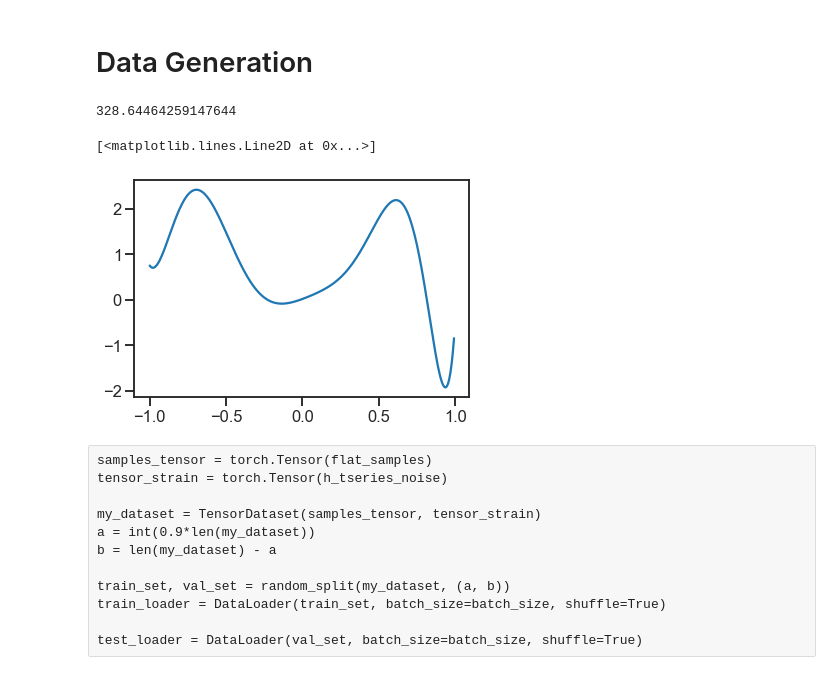
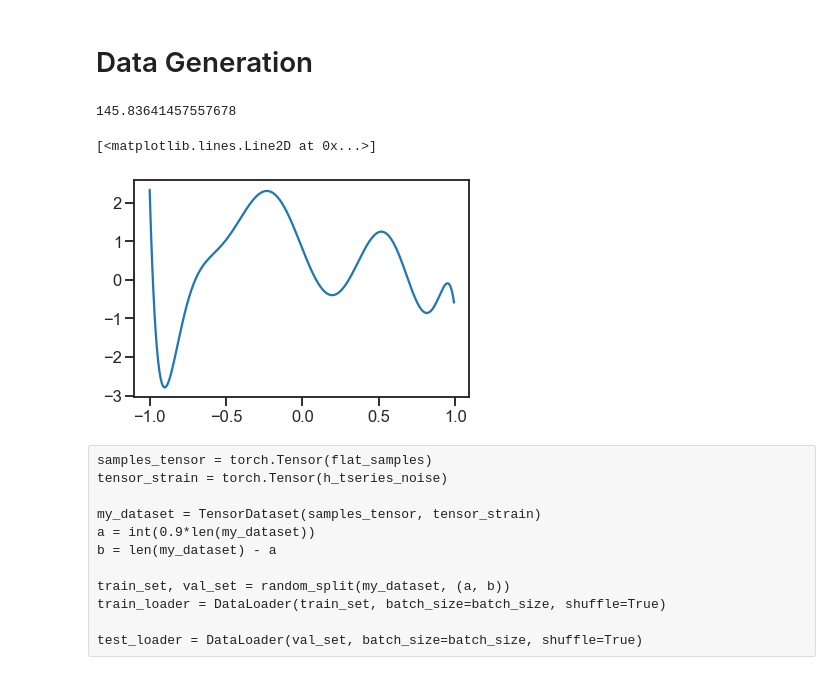
Before and after one commit to eMillar2718/MassDynamicsGW, a Jupyter notebook: NFlowMassDynamics.ipynb, the cells around one changed output. Saved outputs shown, nothing was run; the diff lists cells and outputs as text; code cells hidden in the pictures.

```diff
--- a/NFlowMassDynamics.ipynb
+++ b/NFlowMassDynamics.ipynb
@@ -294,19 +307,30 @@ window, window_der1, window_der2 = tukey_win(256) # Using the tukey window funct
 
 # Defining a function to perform the operations to the chebyshev series as shown above
 # This function does not include multiplication of the mass, this happens before this function is ran
-def strain(time, x, window):
-    coefsq = np.polynomial.chebyshev.chebpow(total_dynamics, 2) # Raise a chebyshev series (total_dynanmics) to a power (2)
-    sqrdif2 = np.polynomial.chebyshev.chebder(coefsq, 2) # Differentiate a chebyshev series (coefsq) to a given order (2)
+def strain(time, x_coefs, window):
 
-    x_squared = np.polynomial.chebyshev.chebpow(x, 2)
-    x_der = np.polynomial.chebyshev.chebder(x, 1)
-    x_squared_der = np.polynomial.chebyshev.chebder(x_diff, 1)
-    x_der2 = np.polynomial.chebyshev.chebder(x, 2)
+    x_squared = np.polynomial.chebyshev.chebpow(x_coefs, 2)
+    x_der = np.polynomial.chebyshev.chebder(x_coefs, 1)
+    x_squared_der = np.polynomial.chebyshev.chebder(x_der, 1)
+    x_der2 = np.polynomial.chebyshev.chebder(x_coefs, 2)
+
+    mul_x_x_der = np.polynomial.chebyshev.chebmul(x_coefs, x_der)
+    mul_x_x_der2 = np.polynomial.chebyshev.chebmul(x_coefs, x_der2)
+
 
     w, w_der1, w_der2 = tukey_win(256)
 
-    total_dynamics_coefs = (x_square_der * w**2) + (x * (2 * w) * w_der1 * x_der) + (x * w**2 * x_der2) + ((2 * x) * x_der * w * w_der1) + (x_squared * w_der1**2) + (x_squared * w * w_der2)
-    total_dynamics_series = np.polynomial.chebyshev.chebval(time, total_dynamics)
+    term_1 = np.polynomial.chebyshev.chebval(time, x_squared_der) * w**2
+    term_2 = np.polynomial.chebyshev.chebval(time, mul_x_x_der) * (2 * w) * w_der1
+    term_3 = np.polynomial.chebyshev.chebval(time, mul_x_x_der2) * w**2
+    term_4 = np.polynomial.chebyshev.chebval(time, mul_x_x_der) * 2 * w * w_der1
+    term_5 = np.polynomial.chebyshev.chebval(time, x_squared) * w_der1**2
+    term_6 = np.polynomial.chebyshev.chebval(time, x_squared) * w * w_der2
+
+    total_dynamics_series = term_1 + term_2 + term_3 + term_4 + term_5 + term_6
+
+    # total_dynamics_coefs = (x_squared_der * w**2) + (x * (2 * w) * w_der1 * x_der) + (x * w**2 * x_der2) + ((2 * x) * x_der * w * w_der1) + (x_squared * w_der1**2) + (x_squared * w * w_der2)
+    # total_dynamics_series = np.polynomial.chebyshev.chebval(time, total_dynamics)
 
     return total_dynamics_series
 # %%
@@ -364,46 +388,46 @@ def data_generation(ChebOrder, nummass, numsamples, window,  samplerate = 256):
 
     flat_samples = np.concatenate((flattened_dynamics, all_masses), axis=1)
 
-    return all_masses, sampling_points, h_tseries, flat_samples, h_tseries_unscaled, h_tseries_noTukey
+    return all_masses, sampling_points, h_tseries, flat_samples, h_tseries_unscaled
 # %% [markdown]
 # Data Generation
 # %%
 start_time = time.time()
-totalSamples = 400000
+totalSamples = 100000
 massnum = 8
 Order = 10
 window = tukey_win(256)
 
-curveweights, sample_len, HTseries, flat_samples, HTseries_unscaled, HTseries_unwindowed = data_generation(Order, massnum, totalSamples, window)
+curveweights, sample_len, HTseries, flat_samples, HTseries_unscaled = data_generation(Order, massnum, totalSamples, window)
 
 elapsed_time = time.time() - start_time
 
 print(elapsed_time)
 # %% [output]
-328.64464259147644
+145.83641457557678
 # %%
 np.shape(flat_samples)
 
 sample_1 = flat_samples[0,:]
 
 np.shape(sample_1)
 
 sample_1_dyn = sample_1[0:(len(sample_1)-massnum)]
 
 np.shape(sample_1_dyn)
 
 unflattened_sample = sample_1_dyn.reshape((massnum, Order))
 
 np.shape(unflattened_sample)
 
 t = np.arange(-1,1,(2/256))
 
-source_tseries = np.polynomial.chebyshev.chebval(t, unflattened_sample[4, :])
+source_tseries = np.polynomial.chebyshev.chebval(t, unflattened_sample[0, :])
 
 plt.plot(t, source_tseries)
 # %% [output]
 [<matplotlib.lines.Line2D at 0x...>]
-[figure, old version]
+[figure, new version]
 # %%
 gaussian_noise = np.random.normal(0, 0.05, np.shape(HTseries))
 h_tseries_noise = HTseries + gaussian_noise
```
Also changed, not shown: parts of 1 cell of this notebook, 1 other file.
